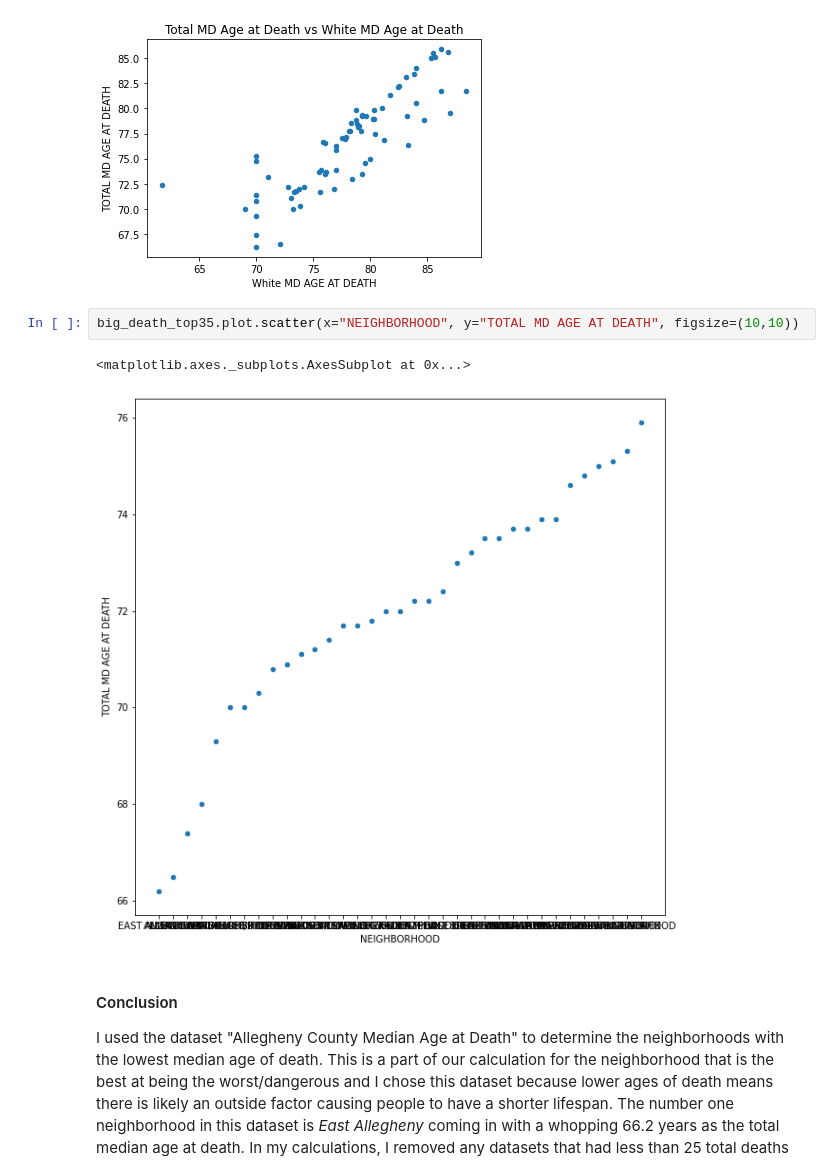
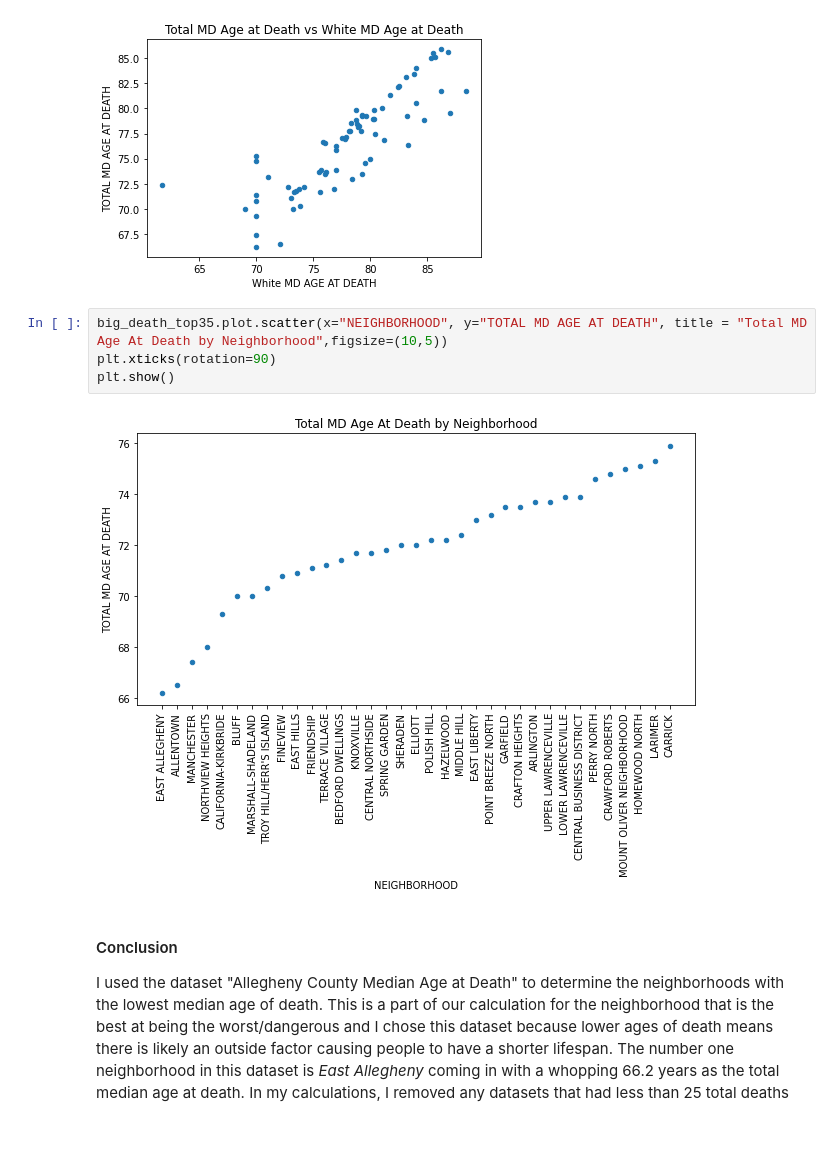
Before and after one commit to CalTsai77/Python-Data-Analysis-with-pandas-, a Jupyter notebook: Kyra_personal_notebook.ipynb, the cells around one changed output. Cells and saved outputs as stored; diff of their text form; blank space fills up the shorter version.

Commit message:
fixed my graph on personal notebook

```diff
--- a/Kyra_personal_notebook.ipynb
+++ b/Kyra_personal_notebook.ipynb
@@ -63,10 +63,11 @@ big_death.plot.scatter(x="White MD AGE AT DEATH", y = "TOTAL MD AGE AT DEATH", t
 <matplotlib.axes._subplots.AxesSubplot at 0x...>
 [figure]
 # %%
-big_death_top35.plot.scatter(x="NEIGHBORHOOD", y="TOTAL MD AGE AT DEATH", figsize=(10,10))
+big_death_top35.plot.scatter(x="NEIGHBORHOOD", y="TOTAL MD AGE AT DEATH", title = "Total MD Age At Death by Neighborhood",figsize=(10,5))
+plt.xticks(rotation=90)
+plt.show()
 # %% [output]
-<matplotlib.axes._subplots.AxesSubplot at 0x...>
-[figure, old version]
+[figure, new version]
 # %% [markdown]
 #### Conclusion
 I used the dataset "Allegheny County Median Age at Death" to determine the neighborhoods with the lowest median age of death. This is a part of our calculation for the neighborhood that is the best at being the worst/dangerous and I chose this dataset because lower ages of death means there is likely an outside factor causing people to have a shorter lifespan. The number one neighborhood in this dataset is *East Allegheny* coming in with a whopping 66.2 years as the total median age at death. In my calculations, I removed any datasets that had less than 25 total deaths counted because they could skew the data and cause a neighborhood to win this section just because they have very few recorded deaths and 25 seemed to be the number where the median became accurate. The runner ups: *Allentown* came in second and *Manchester* came in third for the lowest median age at death. I included the two graphs at the end because I think that the difference between the two give some interesting insights about the age of death by race. I won't get too much into that because that's not what this is about, but I thought it was worth mentioning that the scaling is different between white and black median deaths and that it seems that black people tend to have a lower median age at death compared to the total for each neighborhood.
```
Also changed, not shown: 1 other file.
